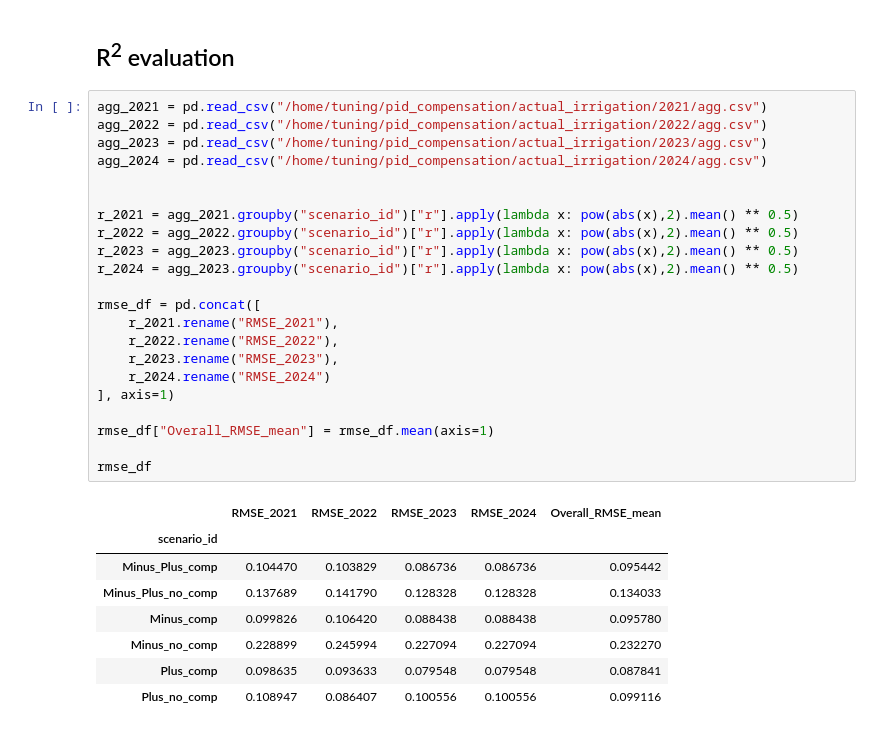
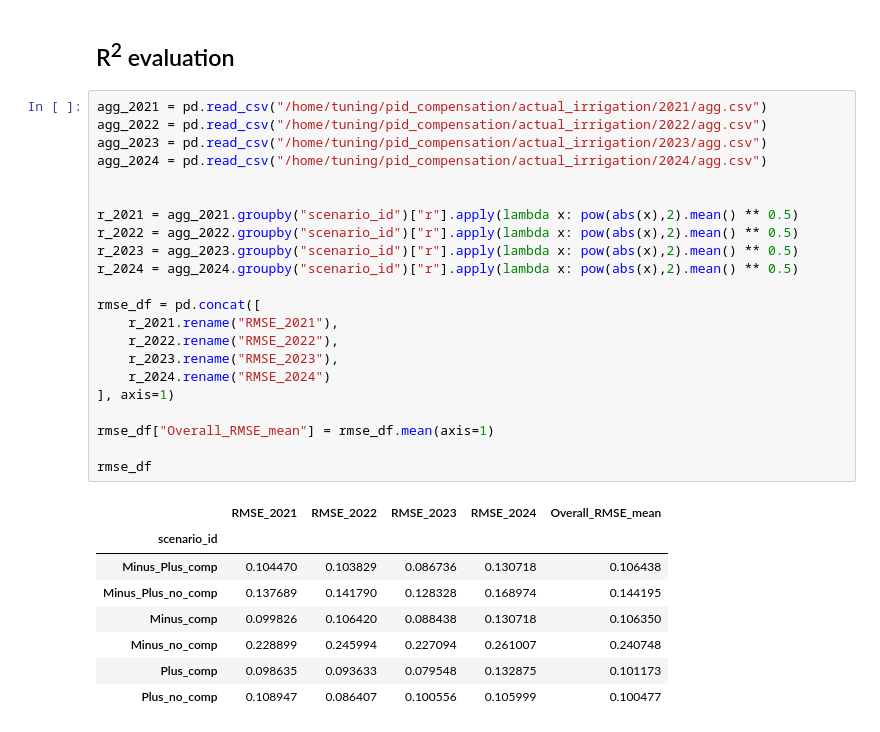
Before and after one commit to ManuelePasini/criteria_results, a Jupyter notebook: PID_Tuning.ipynb, the cells around one changed output. Drawn from its saved outputs; the diff is of its cells as text.

```diff
--- a/PID_Tuning.ipynb
+++ b/PID_Tuning.ipynb
@@ -422,31 +422,31 @@ Name: delta, dtype: float64
 # %%
 agg_2021 = pd.read_csv("/home/tuning/pid_compensation/actual_irrigation/2021/agg.csv")
 agg_2022 = pd.read_csv("/home/tuning/pid_compensation/actual_irrigation/2022/agg.csv")
 agg_2023 = pd.read_csv("/home/tuning/pid_compensation/actual_irrigation/2023/agg.csv")
 agg_2024 = pd.read_csv("/home/tuning/pid_compensation/actual_irrigation/2024/agg.csv")
 
 
 r_2021 = agg_2021.groupby("scenario_id")["r"].apply(lambda x: pow(abs(x),2).mean() ** 0.5)
 r_2022 = agg_2022.groupby("scenario_id")["r"].apply(lambda x: pow(abs(x),2).mean() ** 0.5)
 r_2023 = agg_2023.groupby("scenario_id")["r"].apply(lambda x: pow(abs(x),2).mean() ** 0.5)
-r_2024 = agg_2023.groupby("scenario_id")["r"].apply(lambda x: pow(abs(x),2).mean() ** 0.5)
+r_2024 = agg_2024.groupby("scenario_id")["r"].apply(lambda x: pow(abs(x),2).mean() ** 0.5)
 
 rmse_df = pd.concat([
     r_2021.rename("RMSE_2021"),
     r_2022.rename("RMSE_2022"),
     r_2023.rename("RMSE_2023"),
     r_2024.rename("RMSE_2024")
 ], axis=1)
 
 rmse_df["Overall_RMSE_mean"] = rmse_df.mean(axis=1)
 
 rmse_df
 # %% [output]
 |  | RMSE_2021 | RMSE_2022 | RMSE_2023 | RMSE_2024 | Overall_RMSE_mean |
 | scenario_id |  |  |  |  |  |
-| Minus_Plus_comp | 0.104470 | 0.103829 | 0.086736 | 0.086736 | 0.095442 |
-| Minus_Plus_no_comp | 0.137689 | 0.141790 | 0.128328 | 0.128328 | 0.134033 |
-| Minus_comp | 0.099826 | 0.106420 | 0.088438 | 0.088438 | 0.095780 |
-| Minus_no_comp | 0.228899 | 0.245994 | 0.227094 | 0.227094 | 0.232270 |
-| Plus_comp | 0.098635 | 0.093633 | 0.079548 | 0.079548 | 0.087841 |
-| Plus_no_comp | 0.108947 | 0.086407 | 0.100556 | 0.100556 | 0.099116 |
+| Minus_Plus_comp | 0.104470 | 0.103829 | 0.086736 | 0.130718 | 0.106438 |
+| Minus_Plus_no_comp | 0.137689 | 0.141790 | 0.128328 | 0.168974 | 0.144195 |
+| Minus_comp | 0.099826 | 0.106420 | 0.088438 | 0.130718 | 0.106350 |
+| Minus_no_comp | 0.228899 | 0.245994 | 0.227094 | 0.261007 | 0.240748 |
+| Plus_comp | 0.098635 | 0.093633 | 0.079548 | 0.132875 | 0.101173 |
+| Plus_no_comp | 0.108947 | 0.086407 | 0.100556 | 0.105999 | 0.100477 |
```
